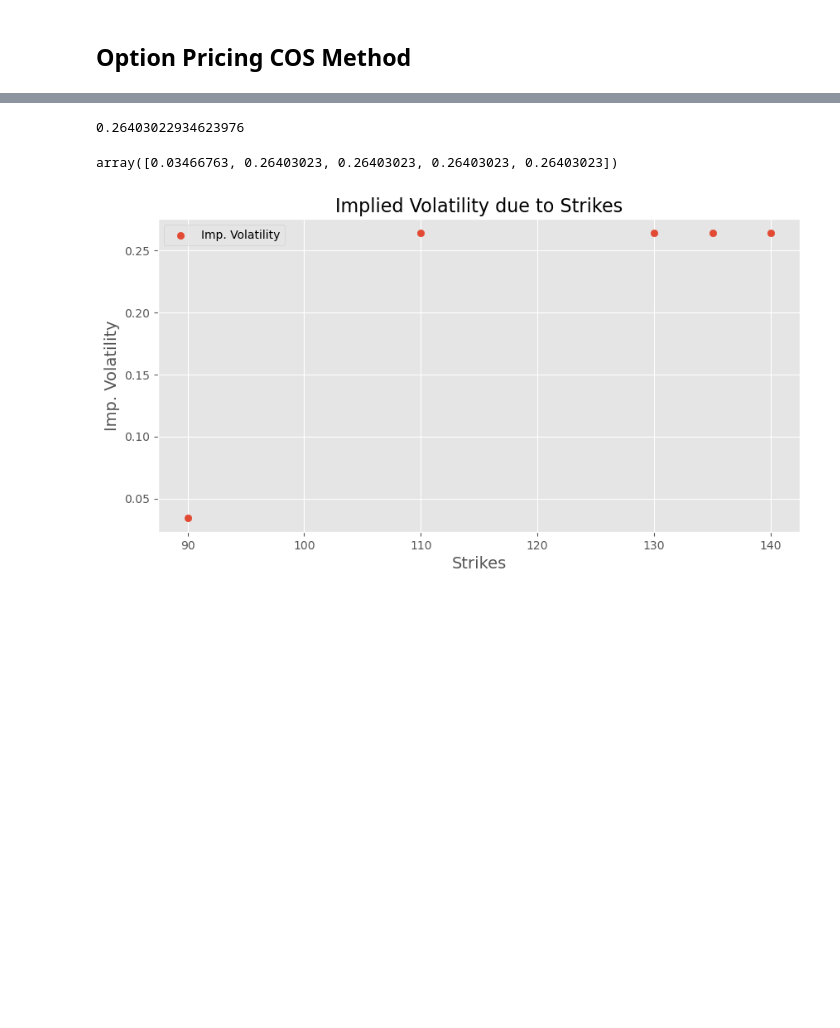
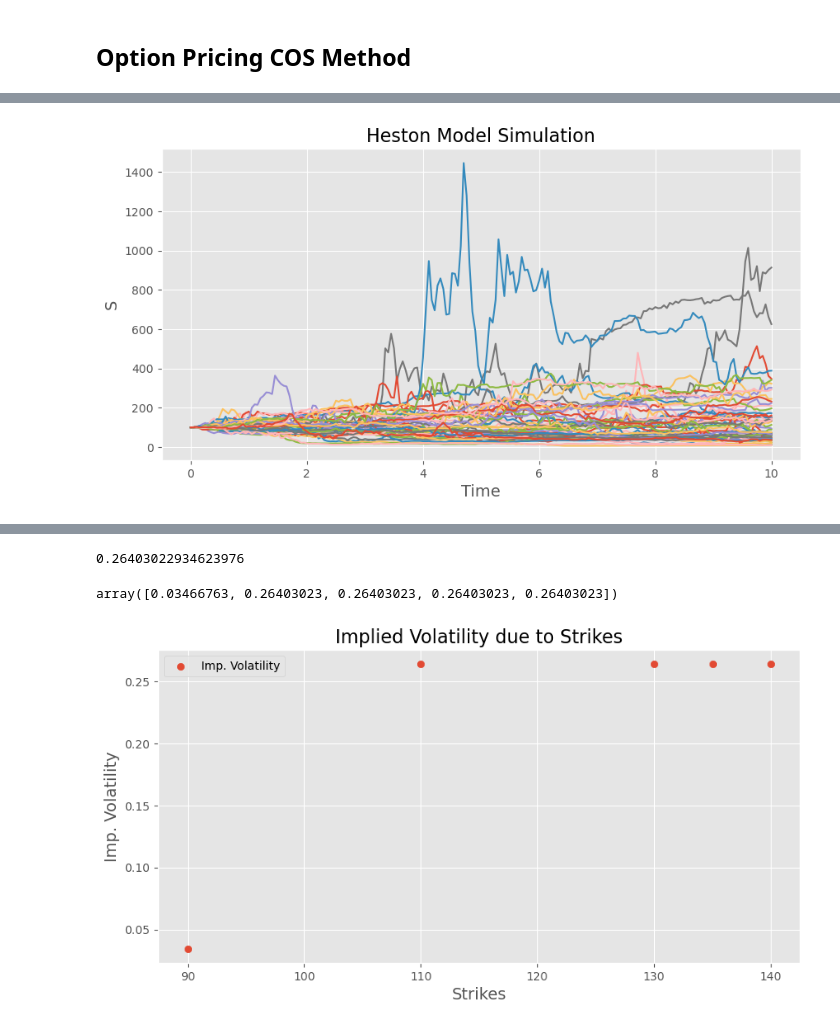
Before and after one commit to kirillzx/Generalized-Bates-model-draft, a Jupyter notebook: Main Modeling.ipynb, the cells around one changed output, grey strips where cells are left out. Cells and saved outputs as stored; diff of their text form; code cells hidden in the pictures; blank space fills up the shorter version.

```diff
--- a/Main Modeling.ipynb
+++ b/Main Modeling.ipynb
@@ -352 +415,13 @@ def ChFHestonModel(r,tau,kappa,gamma,vbar,v0,rho):
+# %%
+plt.subplots(figsize=(10, 5), dpi=100)
+
+for path in hestonEuler['S']:
+    plt.plot(hestonEuler['time'], path)
+
+plt.title('Heston Model Simulation', fontsize=16)
+plt.xlabel('Time', fontsize=14)
+plt.ylabel('S', fontsize=14)
+plt.show()
+# %% [output]
+[figure, added]
 # %%
```
Also changed, not shown: parts of 19 cells of this notebook.
